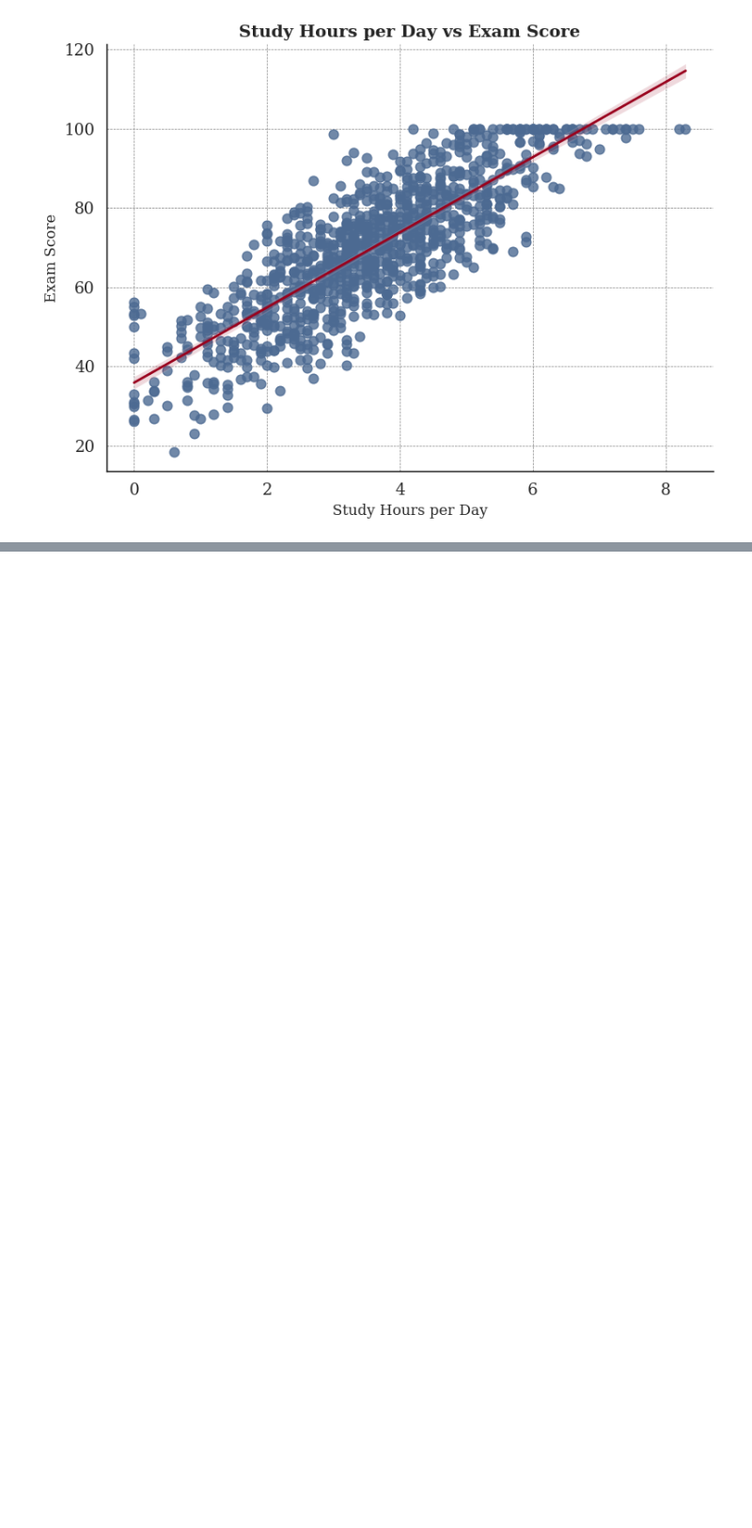
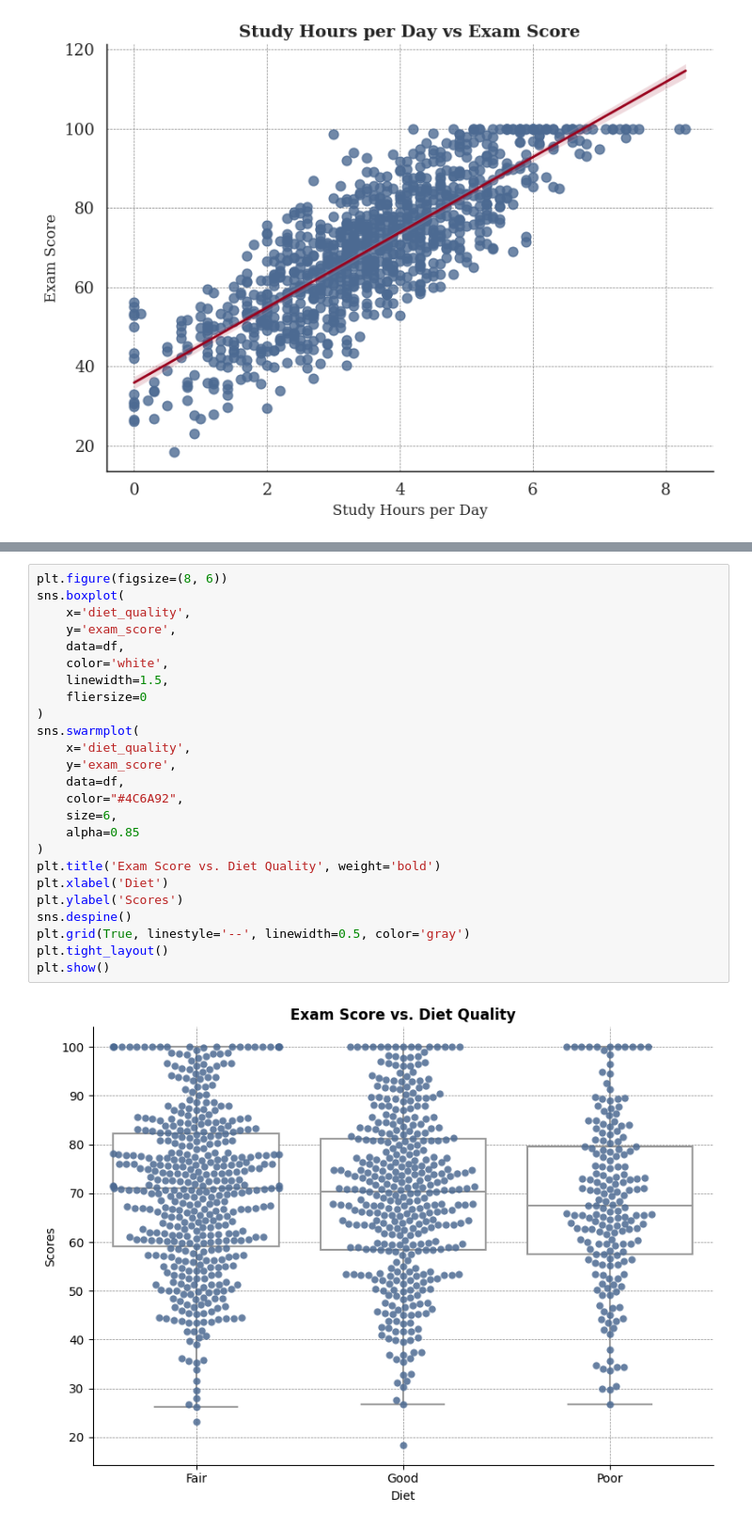
Before and after one commit to OmarAboElnaga/Students-Score-and-their-Habits, a Jupyter notebook: Students'_Scores_and_their_habits.ipynb, the cells around one changed output, grey strips where cells are left out. Shown at 94% size. Drawn from its saved outputs; the diff is of its cells as text; blank space fills up the shorter version.

```diff
--- a/Students'_Scores_and_their_habits.ipynb
+++ b/Students'_Scores_and_their_habits.ipynb
@@ -227,0 +750,27 @@ plt.show()
+# %%
+plt.figure(figsize=(8, 6))
+sns.boxplot(
+    x='diet_quality',
+    y='exam_score',
+    data=df,
+    color='white',
+    linewidth=1.5,
+    fliersize=0
+)
+sns.swarmplot(
+    x='diet_quality',
+    y='exam_score',
+    data=df,
+    color="#4C6A92",
+    size=6,
+    alpha=0.85
+)
+plt.title('Exam Score vs. Diet Quality', weight='bold')
+plt.xlabel('Diet')
+plt.ylabel('Scores')
+sns.despine()
+plt.grid(True, linestyle='--', linewidth=0.5, color='gray')
+plt.tight_layout()
+plt.show()
+# %% [output]
+[figure, added]
```
Also changed, not shown: parts of 56 cells of this notebook.
